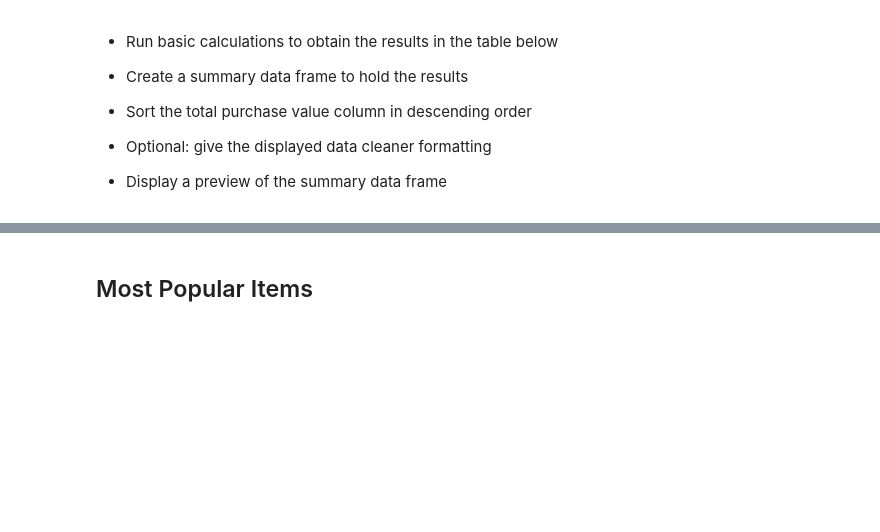
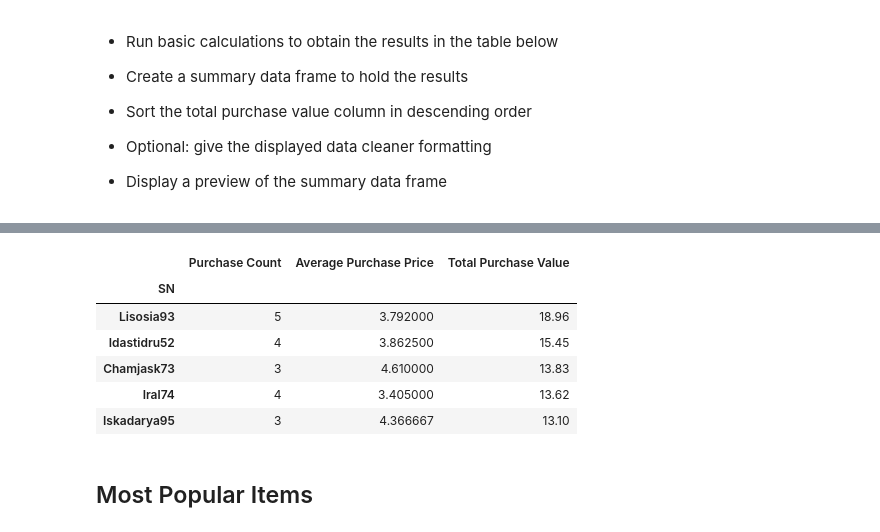
Before and after one commit to kaseynwilson/pandas_challenge, a Jupyter notebook: HeroesOfPymoli/HeroesOfPymoli_starter.ipynb, the cells around one changed output, grey strips where cells are left out. Cells and saved outputs as stored; diff of their text form; code cells hidden in the pictures; blank space fills up the shorter version.

```diff
--- a/HeroesOfPymoli/HeroesOfPymoli_starter.ipynb
+++ b/HeroesOfPymoli/HeroesOfPymoli_starter.ipynb
@@ -274,3 +264,35 @@ See the caveats in the documentation: https://pandas.pydata.org/pandas-docs/stab
+# %%
+#create dataframe with columns "SN", "Purchase ID" and "Price" from the original dataframe.
+purchases_by_SN_df = purchase_data[["SN", "Purchase ID", "Price"]]
+SN_purchase_count = len(purchases_by_SN_df["Purchase ID"])
+#Group dataframe by "SN" and count the number of purchases for each screen name.
+SN_purchase_count = purchases_by_SN_df.groupby(["SN"]).count()["Purchase ID"]
+#Group dataframe by "SN" and calculate total from the Price column for each screen name
+SN_total_purchase_value = purchases_by_SN_df.groupby(["SN"]).sum()["Price"]
+#SN_avg_total_per_person = SN_total_purchase_value/age_purchase_count
+
+#Remove duplicates
+purchases_by_SN_df = purchases_by_SN_df.drop_duplicates()
+#count number of unique screen names once duplicates are removed
+SN_count = purchases_by_SN_df["SN"].value_counts()
+#Find average purchase price per screen name by dividing the total per screen name divided by number of unique screen names
+SN_avg_purchase_price = SN_total_purchase_value/SN_count
+
+
+SN_purchases_df = pd.DataFrame({"Purchase Count": SN_purchase_count, "Average Purchase Price": SN_avg_purchase_price,
+                                    "Total Purchase Value": SN_total_purchase_value})
+#SN_purchases_df["Average Purchase Price"] = SN_purchases_df["Average Purchase Price"].map("${:.2f}".format)
+#SN_purchases_df["Total Purchase Value"] = SN_purchases_df["Total Purchase Value"].map("${:.2f}".format)
+
+SN_purchases_df.sort_values(["Total Purchase Value"], ascending = False).head()
+# %% [output]
+|  | Purchase Count | Average Purchase Price | Total Purchase Value |
+| SN |  |  |  |
+| Lisosia93 | 5 | 3.792000 | 18.96 |
+| Idastidru52 | 4 | 3.862500 | 15.45 |
+| Chamjask73 | 3 | 4.610000 | 13.83 |
+| Iral74 | 4 | 3.405000 | 13.62 |
+| Iskadarya95 | 3 | 4.366667 | 13.10 |
 # %% [markdown]
 ## Most Popular Items
 # %% [markdown]
```
Also changed, not shown: parts of 7 cells of this notebook.
